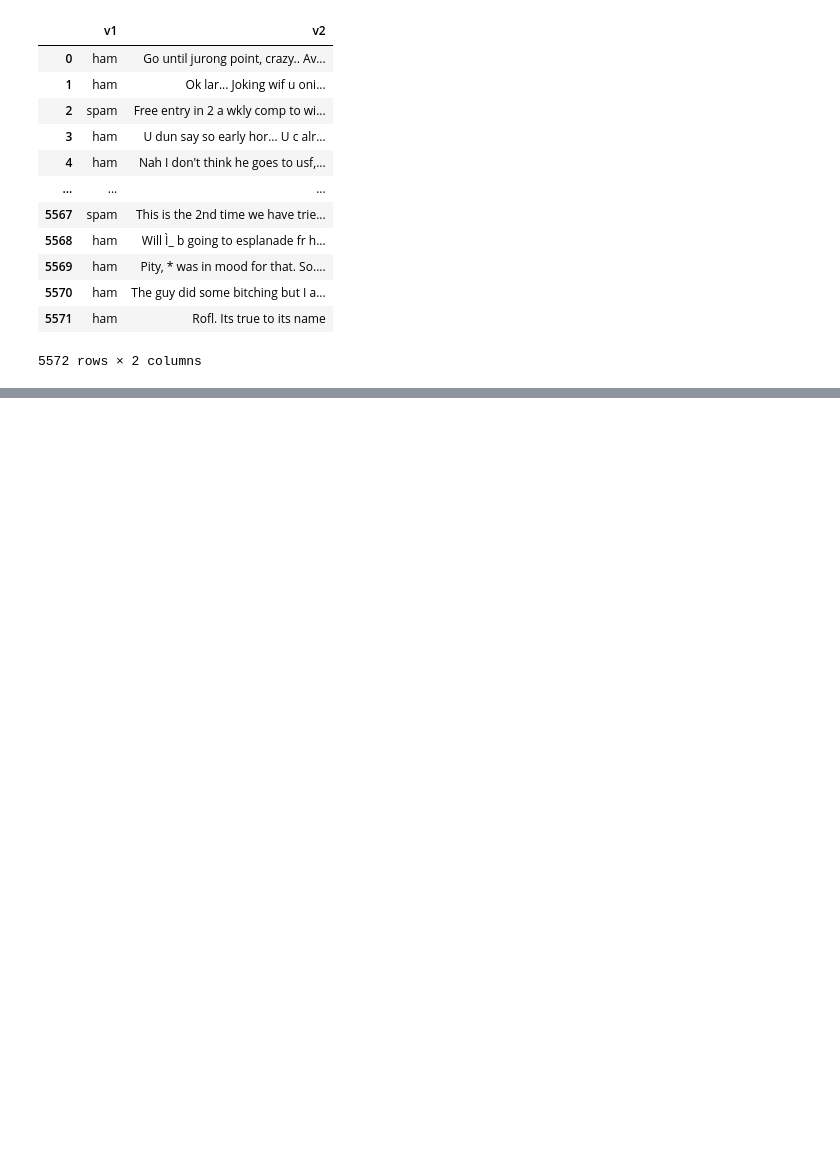
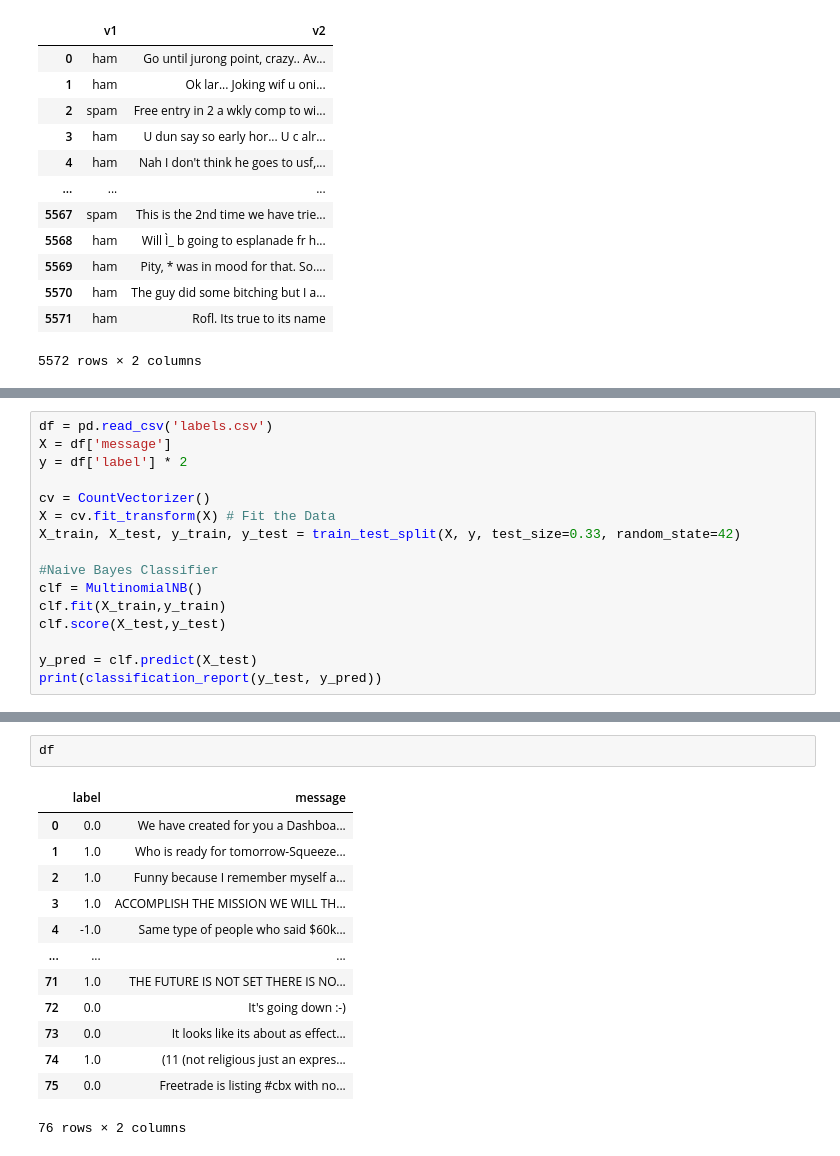
Before and after one commit to GeorgeFane/twitter-nlp, a Jupyter notebook: scraper.ipynb, the cells around one changed output, grey strips where cells are left out. Drawn from its saved outputs; the diff is of its cells as text; blank space fills up the shorter version.

```diff
--- a/scraper.ipynb
+++ b/scraper.ipynb
@@ -119,3 +119,19 @@ precision    recall  f1-score   support
     accuracy                           0.98      1839
    macro avg       0.96      0.95      0.96      1839
 weighted avg       0.98      0.98      0.98      1839
+# %%
+df = pd.read_csv('labels.csv')
+X = df['message']
+y = df['label'] * 2
+
+cv = CountVectorizer()
+X = cv.fit_transform(X) # Fit the Data
+X_train, X_test, y_train, y_test = train_test_split(X, y, test_size=0.33, random_state=42)
+
+#Naive Bayes Classifier
+clf = MultinomialNB()
+clf.fit(X_train,y_train)
+clf.score(X_test,y_test)
+
+y_pred = clf.predict(X_test)
+print(classification_report(y_test, y_pred))
@@ -121,0 +149,16 @@ weighted avg       0.98      0.98      0.98      1839
+# %%
+df
+# %% [output]
+|  | label | message |
+| 0 | 0.0 | We have created for you a Dashboa... |
+| 1 | 1.0 | Who is ready for tomorrow-Squeeze... |
+| 2 | 1.0 | Funny because I remember myself a... |
+| 3 | 1.0 | ACCOMPLISH THE MISSION WE WILL TH... |
+| 4 | -1.0 | Same type of people who said $60k... |
+| ... | ... | ... |
+| 71 | 1.0 | THE FUTURE IS NOT SET THERE IS NO... |
+| 72 | 0.0 | It's going down :-) |
+| 73 | 0.0 | It looks like its about as effect... |
+| 74 | 1.0 | (11 (not religious just an expres... |
+| 75 | 0.0 | Freetrade is listing #cbx with no... |
+76 rows × 2 columns
```
Also changed, not shown: parts of 15 cells of this notebook, 4 other files.
